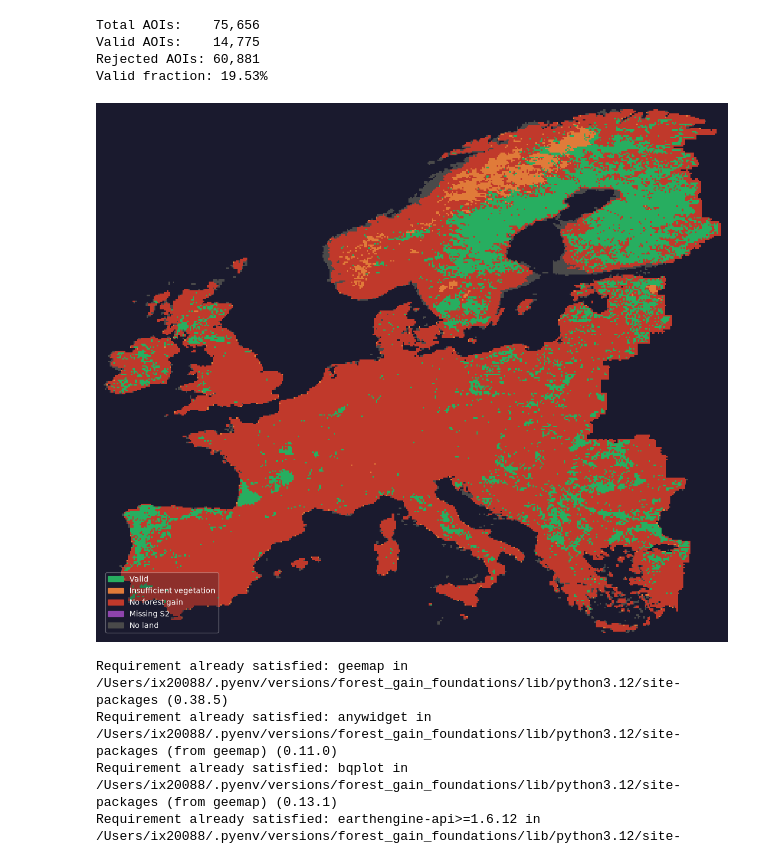
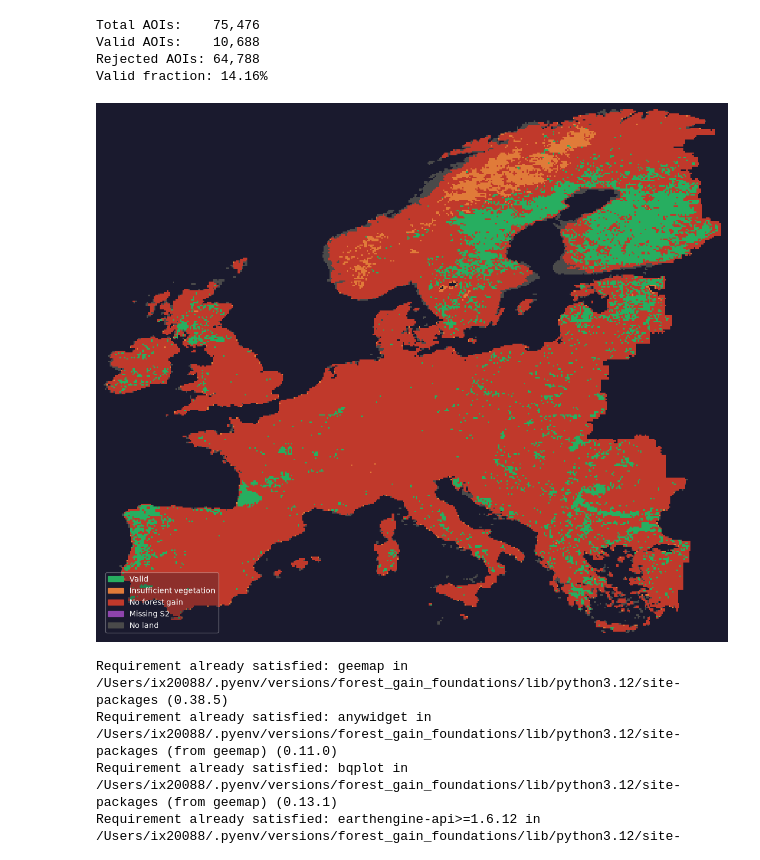
Before and after one commit to JamesBrockUoB/ForestGainFoundations, a Jupyter notebook: DataCollection/data_analysis.ipynb, the cells around one changed output. Cells and saved outputs as stored; diff of their text form; code cells hidden in the pictures.

Commit message:
added delta for tile filtering and training with embeddings

```diff
--- a/DataCollection/data_analysis.ipynb
+++ b/DataCollection/data_analysis.ipynb
@@ -32,13 +32,15 @@ REJECTION_CODE = {
     "valid": 5,
 }
 
+aoi_suffix = "_threshold"
+
 BASE = Path("data/aois")
 
-ALL_AOIS_FILE = BASE / f"all_aois.json"
-VALID_FILE = BASE / f"valid_aois.json"
-REJECTED_FILE = BASE / f"rejected_aois.json"
+ALL_AOIS_FILE = BASE / f"all_aois{aoi_suffix}.json"
+VALID_FILE = BASE / f"valid_aois{aoi_suffix}.json"
+REJECTED_FILE = BASE / f"rejected_aois{aoi_suffix}.json"
 
-CHECKPOINT_FILE = BASE / f"aoi_filter_checkpoint.json"
+CHECKPOINT_FILE = BASE / f"aoi_filter_checkpoint{aoi_suffix}.json"
 
 with open(ALL_AOIS_FILE) as f:
     all_aois = json.load(f)
@@ -120,39 +122,39 @@ legend_elements = [
     mpatches.Patch(color="#4a4a4a", label="No land"),
 ]
 
 ax.legend(
     handles=legend_elements,
     loc="lower left",
     framealpha=0.3,
     facecolor="#1a1a2e",
     edgecolor="white",
     labelcolor="white",
     fontsize=10,
 )
 
 if CLIP_TO_DATA:
-    with open("data/aois/all_aois.json") as f:
+    with open(f"data/aois/all_aois{aoi_suffix}.json") as f:
         all_aois = json.load(f)
     all_aois = [a.get("properties", a) for a in all_aois]
     lons = [a["minLon"] for a in all_aois]
     lats = [a["minLat"] for a in all_aois]
     x_min = int((min(lons) - lon_min) / STEP) - 2
     x_max = int((max(lons) - lon_min) / STEP) + 2
     y_min = int((min(lats) - lat_min) / STEP) - 2
     y_max = int((max(lats) - lat_min) / STEP) + 2
     ax.set_xlim(x_min, x_max)
     ax.set_ylim(y_min, y_max)
 
 ax.axis("off")
 plt.tight_layout()
 plt.savefig(f"data/aois/aoi_map.png", dpi=150, bbox_inches="tight", facecolor="#1a1a2e")
 plt.show()
 # %% [output]
-Total AOIs:    75,656
-Valid AOIs:    14,775
-Rejected AOIs: 60,881
-Valid fraction: 19.53%
+Total AOIs:    75,476
+Valid AOIs:    10,688
+Rejected AOIs: 64,788
+Valid fraction: 14.16%
-[figure, old version]
+[figure, new version]
 # %%
 %pip install geemap
 import ee
```
Also changed, not shown: parts of 12 cells of this notebook, 31 other files.
